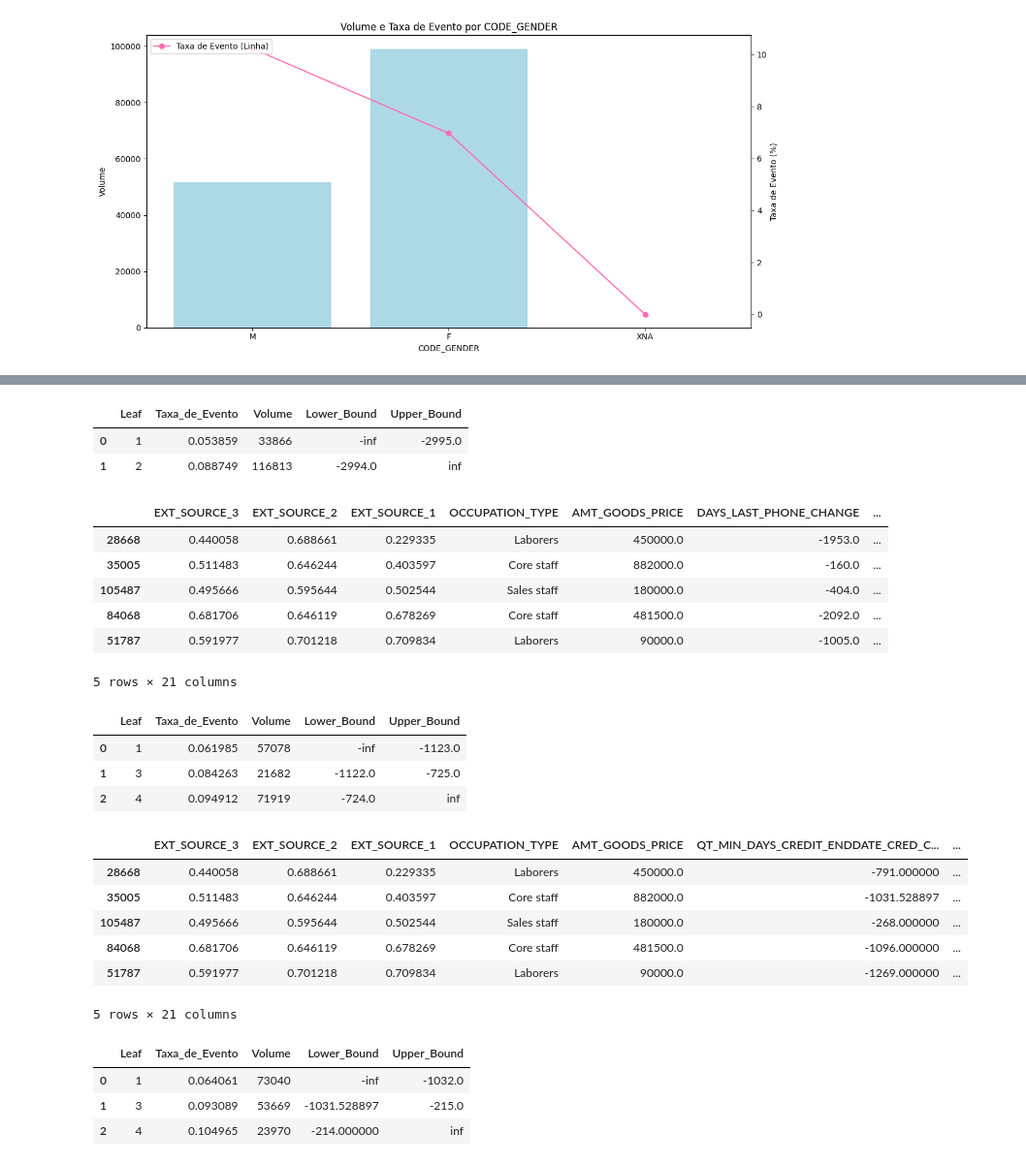
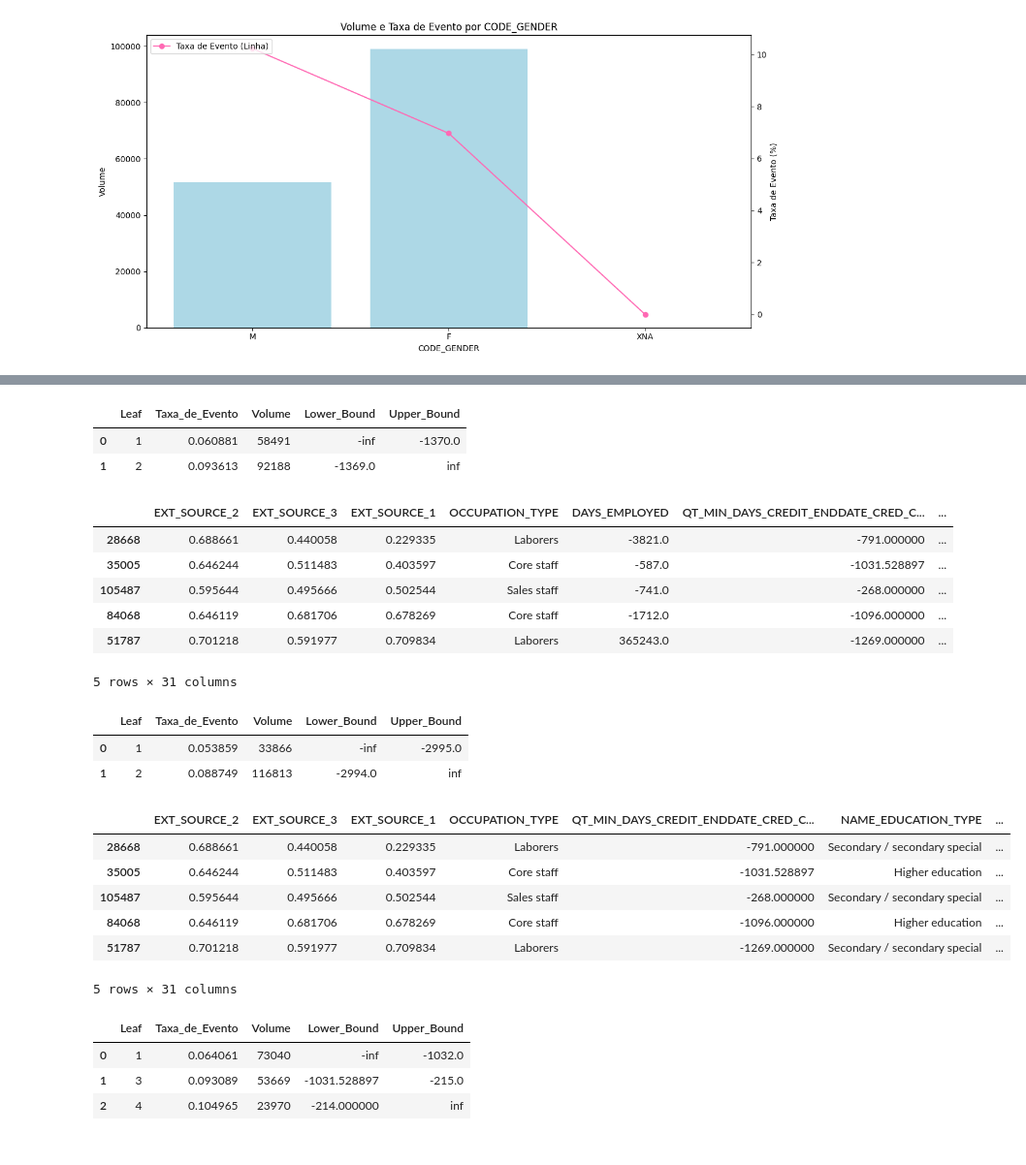
Before and after one commit to jeanlr/pod-bank-application, a Jupyter notebook: notebooks/model-reg-log.ipynb, the cells around one changed output, grey strips where cells are left out. Shown at 97% size. Drawn from its saved outputs; the diff is of its cells as text; code cells hidden in the pictures.

```diff
--- a/notebooks/model-reg-log.ipynb
+++ b/notebooks/model-reg-log.ipynb
@@ -107,9 +107,9 @@ new_abt_teste = new_abt_teste.drop(columns=to_drop)
 rf_model = RandomForestClassifier(
     random_state=0,
     class_weight='balanced',       # Balanceamento automático de classes
-    max_depth=10,                  # Limita a profundidade máxima de cada árvore a 10 níveis
-    min_samples_split=20,          # Exige pelo menos 20 amostras para considerar uma divisão
-    n_estimators=100               # Mantendo 100 árvores na floresta (parâmetro padrão)
+    max_depth=3,                  # Limita a profundidade máxima de cada árvore a 5 níveis
+    min_samples_split=15,          # Exige pelo menos 20 amostras para considerar uma divisão
+    n_estimators=50               # Mantendo 100 árvores na floresta (parâmetro padrão)
 )
 
 rf_model.fit(new_abt_treino, y_train)
@@ -119,7 +119,7 @@ feature_importance = rf_model.feature_importances_
 
 df = pd.DataFrame({'Feature':new_abt_treino.columns,'Importance':feature_importance})
 
-features_rl = df.sort_values(by='Importance',ascending=False)[:20].Feature.to_list()
+features_rl = df.sort_values(by='Importance',ascending=False)[:30].Feature.to_list()
 # %%
 features_rl = features_rl + ['TARGET']
 features_rl
@@ -305,42 +317,41 @@ df[df['tipo'] == 'float64']
 # %%
-result = categorize_with_decision_tree(abt_treino_03, n_categories=2, target='TARGET', numeric_var='DAYS_EMPLOYED')
-df1_treino = apply_tree_bins(abt_treino_03, result, numeric_var='DAYS_EMPLOYED')
-df1_teste = apply_tree_bins(abt_test_03, result, numeric_var='DAYS_EMPLOYED')
+result = categorize_with_decision_tree(abt_treino_03, n_categories=2, target='TARGET', numeric_var='QT_MIN_DAYS_CREDIT_ENDDATE_CRED_ACT_CLD_BUREAU')
+df1_treino = apply_tree_bins(abt_treino_03, result, numeric_var='QT_MIN_DAYS_CREDIT_ENDDATE_CRED_ACT_CLD_BUREAU')
+df1_teste = apply_tree_bins(abt_test_03, result, numeric_var='QT_MIN_DAYS_CREDIT_ENDDATE_CRED_ACT_CLD_BUREAU')
 # %%
 result
 # %% [output]
 |  | Leaf | Taxa_de_Evento | Volume | Lower_Bound | Upper_Bound |
-| 0 | 1 | 0.053859 | 33866 | -inf | -2995.0 |
-| 1 | 2 | 0.088749 | 116813 | -2994.0 | inf |
+| 0 | 1 | 0.060881 | 58491 | -inf | -1370.0 |
+| 1 | 2 | 0.093613 | 92188 | -1369.0 | inf |
 # %%
 df1_treino.head()
 # %% [output]
-|  | EXT_SOURCE_3 | EXT_SOURCE_2 | EXT_SOURCE_1 | OCCUPATION_TYPE | AMT_GOODS_PRICE | DAYS_LAST_PHONE_CHANGE | ... |
-| 28668 | 0.440058 | 0.688661 | 0.229335 | Laborers | 450000.0 | -1953.0 | ... |
-| 35005 | 0.511483 | 0.646244 | 0.403597 | Core staff | 882000.0 | -160.0 | ... |
-| 105487 | 0.495666 | 0.595644 | 0.502544 | Sales staff | 180000.0 | -404.0 | ... |
-| 84068 | 0.681706 | 0.646119 | 0.678269 | Core staff | 481500.0 | -2092.0 | ... |
-| 51787 | 0.591977 | 0.701218 | 0.709834 | Laborers | 90000.0 | -1005.0 | ... |
+|  | EXT_SOURCE_2 | EXT_SOURCE_3 | EXT_SOURCE_1 | OCCUPATION_TYPE | DAYS_EMPLOYED | QT_MIN_DAYS_CREDIT_ENDDATE_CRED_C... | ... |
+| 28668 | 0.688661 | 0.440058 | 0.229335 | Laborers | -3821.0 | -791.000000 | ... |
+| 35005 | 0.646244 | 0.511483 | 0.403597 | Core staff | -587.0 | -1031.528897 | ... |
+| 105487 | 0.595644 | 0.495666 | 0.502544 | Sales staff | -741.0 | -268.000000 | ... |
+| 84068 | 0.646119 | 0.681706 | 0.678269 | Core staff | -1712.0 | -1096.000000 | ... |
+| 51787 | 0.701218 | 0.591977 | 0.709834 | Laborers | 365243.0 | -1269.000000 | ... |
-5 rows × 21 columns
+5 rows × 31 columns
 # %%
-result = categorize_with_decision_tree(df1_treino, n_categories=3, target='TARGET', numeric_var='DAYS_LAST_PHONE_CHANGE')
-df1_treino = apply_tree_bins(df1_treino, result, numeric_var='DAYS_LAST_PHONE_CHANGE')
-df1_teste = apply_tree_bins(df1_teste, result, numeric_var='DAYS_LAST_PHONE_CHANGE')
+result = categorize_with_decision_tree(df1_treino, n_categories=2, target='TARGET', numeric_var='DAYS_EMPLOYED')
+df2_treino = apply_tree_bins(df1_treino, result, numeric_var='DAYS_EMPLOYED')
+df2_teste = apply_tree_bins(df1_teste, result, numeric_var='DAYS_EMPLOYED')
 # %%
 result
 # %% [output]
 |  | Leaf | Taxa_de_Evento | Volume | Lower_Bound | Upper_Bound |
-| 0 | 1 | 0.061985 | 57078 | -inf | -1123.0 |
-| 1 | 3 | 0.084263 | 21682 | -1122.0 | -725.0 |
-| 2 | 4 | 0.094912 | 71919 | -724.0 | inf |
+| 0 | 1 | 0.053859 | 33866 | -inf | -2995.0 |
+| 1 | 2 | 0.088749 | 116813 | -2994.0 | inf |
 # %%
-df1_treino.head()
+df2_treino.head()
 # %% [output]
-|  | EXT_SOURCE_3 | EXT_SOURCE_2 | EXT_SOURCE_1 | OCCUPATION_TYPE | AMT_GOODS_PRICE | QT_MIN_DAYS_CREDIT_ENDDATE_CRED_C... | ... |
-| 28668 | 0.440058 | 0.688661 | 0.229335 | Laborers | 450000.0 | -791.000000 | ... |
-| 35005 | 0.511483 | 0.646244 | 0.403597 | Core staff | 882000.0 | -1031.528897 | ... |
-| 105487 | 0.495666 | 0.595644 | 0.502544 | Sales staff | 180000.0 | -268.000000 | ... |
-| 84068 | 0.681706 | 0.646119 | 0.678269 | Core staff | 481500.0 | -1096.000000 | ... |
-| 51787 | 0.591977 | 0.701218 | 0.709834 | Laborers | 90000.0 | -1269.000000 | ... |
+|  | EXT_SOURCE_2 | EXT_SOURCE_3 | EXT_SOURCE_1 | OCCUPATION_TYPE | QT_MIN_DAYS_CREDIT_ENDDATE_CRED_C... | NAME_EDUCATION_TYPE | ... |
+| 28668 | 0.688661 | 0.440058 | 0.229335 | Laborers | -791.000000 | Secondary / secondary special | ... |
+| 35005 | 0.646244 | 0.511483 | 0.403597 | Core staff | -1031.528897 | Higher education | ... |
+| 105487 | 0.595644 | 0.495666 | 0.502544 | Sales staff | -268.000000 | Secondary / secondary special | ... |
+| 84068 | 0.646119 | 0.681706 | 0.678269 | Core staff | -1096.000000 | Higher education | ... |
+| 51787 | 0.701218 | 0.591977 | 0.709834 | Laborers | -1269.000000 | Secondary / secondary special | ... |
-5 rows × 21 columns
+5 rows × 31 columns
 # %%
```
Also changed, not shown: parts of 51 cells of this notebook.
